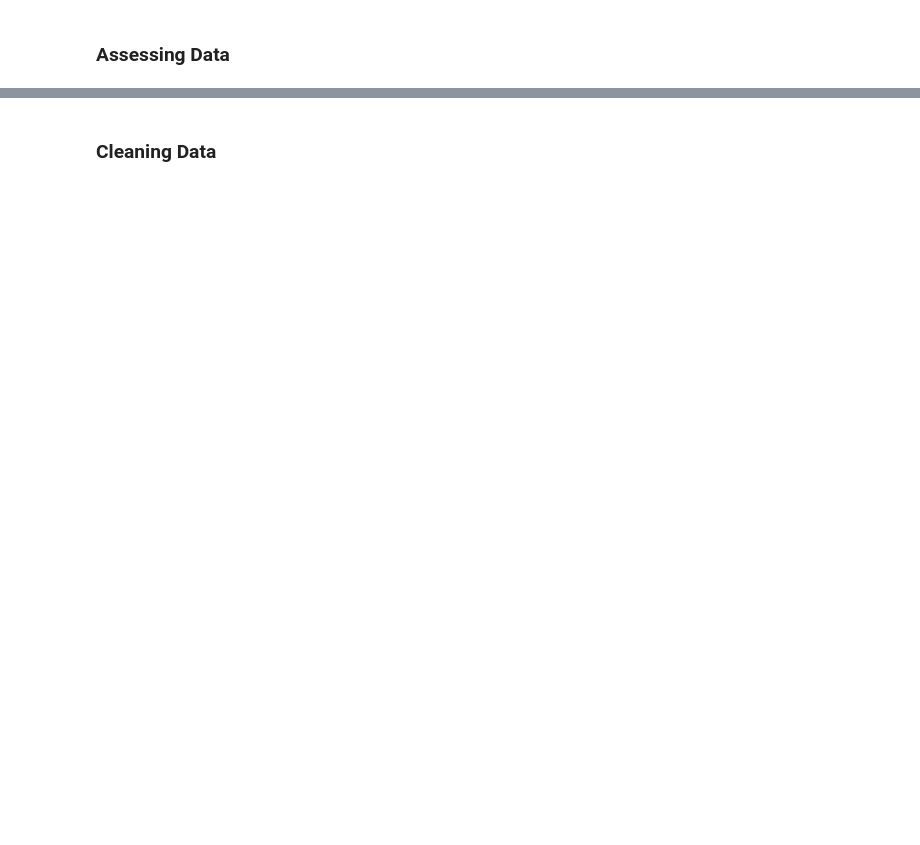
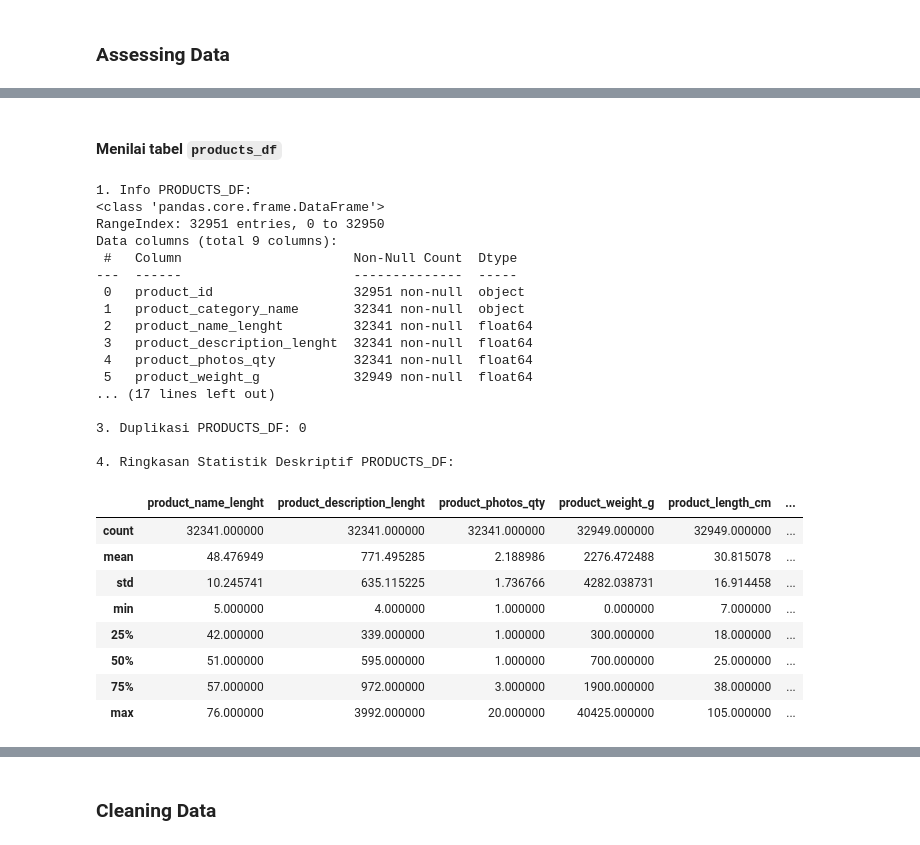
Before and after one commit to mpnabil95/Data_Analyst_Project-_E-Commerce_Public_Dataset, a Jupyter notebook: Data_Analyst_Project_E_Commerce_Public_Dataset.ipynb, the cells around one changed output, grey strips where cells are left out. Saved outputs shown, nothing was run; the diff lists cells and outputs as text; code cells hidden in the pictures; blank space fills up the shorter version.

```diff
--- a/Data_Analyst_Project_E_Commerce_Public_Dataset.ipynb
+++ b/Data_Analyst_Project_E_Commerce_Public_Dataset.ipynb
@@ -35,0 +30,3 @@ wsdd
+# %%
+# Base URL dari raw repository GitHub
+base_url = "https://raw.githubusercontent.com/mpnabil95/Data_Analyst_Project-_E-Commerce_Public_Dataset/main/E-Commerce%20Public%20Dataset/"
@@ -35,0 +66,4 @@ wsdd
+# %%
+# 4. Memuat tabel products
+products_df = pd.read_csv(base_url + "products_dataset.csv")
+products_df.head()
@@ -41,0 +252,40 @@ wsdd
+# %% [markdown]
+#### Menilai tabel `products_df`
+# %%
+print("\n1. Info PRODUCTS_DF:")
+products_df.info()
+
+print("\n2. Missing Values PRODUCTS_DF:")
+print(products_df.isna().sum())
+
+print("\n3. Duplikasi PRODUCTS_DF:", products_df.duplicated().sum())
+
+print("\n4. Ringkasan Statistik Deskriptif PRODUCTS_DF:")
+display(products_df.describe())
+# %% [output]
+1. Info PRODUCTS_DF:
+<class 'pandas.core.frame.DataFrame'>
+RangeIndex: 32951 entries, 0 to 32950
+Data columns (total 9 columns):
+ #   Column                      Non-Null Count  Dtype
+---  ------                      --------------  -----
+ 0   product_id                  32951 non-null  object
+ 1   product_category_name       32341 non-null  object
+ 2   product_name_lenght         32341 non-null  float64
+ 3   product_description_lenght  32341 non-null  float64
+ 4   product_photos_qty          32341 non-null  float64
+ 5   product_weight_g            32949 non-null  float64
+... (17 lines left out)
+
+3. Duplikasi PRODUCTS_DF: 0
+
+4. Ringkasan Statistik Deskriptif PRODUCTS_DF:
+|  | product_name_lenght | product_description_lenght | product_photos_qty | product_weight_g | product_length_cm | ... |
+| count | 32341.000000 | 32341.000000 | 32341.000000 | 32949.000000 | 32949.000000 | ... |
+| mean | 48.476949 | 771.495285 | 2.188986 | 2276.472488 | 30.815078 | ... |
+| std | 10.245741 | 635.115225 | 1.736766 | 4282.038731 | 16.914458 | ... |
+| min | 5.000000 | 4.000000 | 1.000000 | 0.000000 | 7.000000 | ... |
+| 25% | 42.000000 | 339.000000 | 1.000000 | 300.000000 | 18.000000 | ... |
+| 50% | 51.000000 | 595.000000 | 1.000000 | 700.000000 | 25.000000 | ... |
+| 75% | 57.000000 | 972.000000 | 3.000000 | 1900.000000 | 38.000000 | ... |
+| max | 76.000000 | 3992.000000 | 20.000000 | 40425.000000 | 105.000000 | ... |
```
Also changed, not shown: parts of 93 cells of this notebook.
